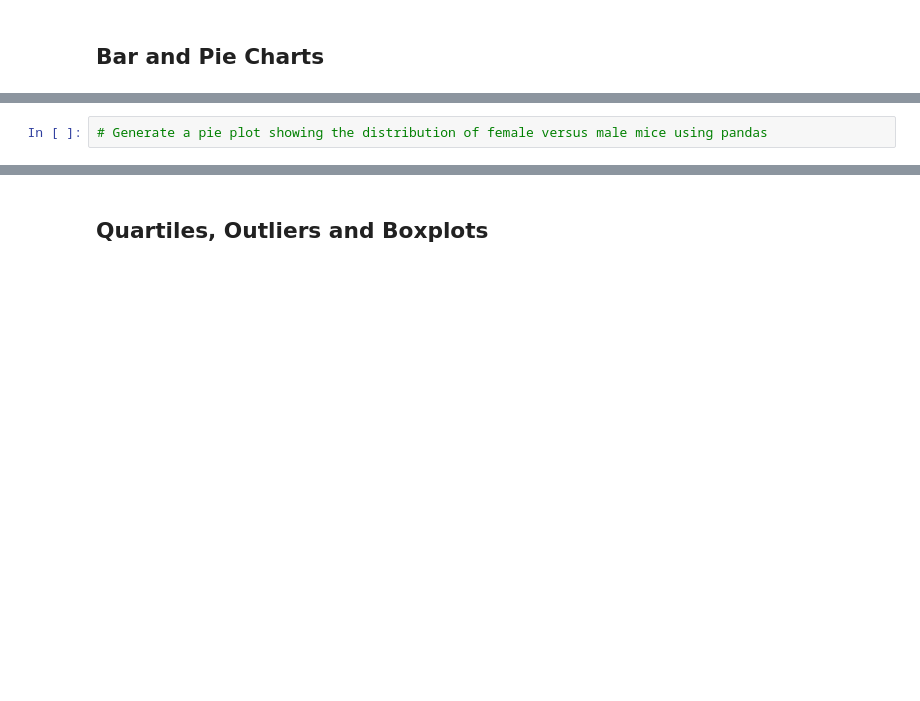
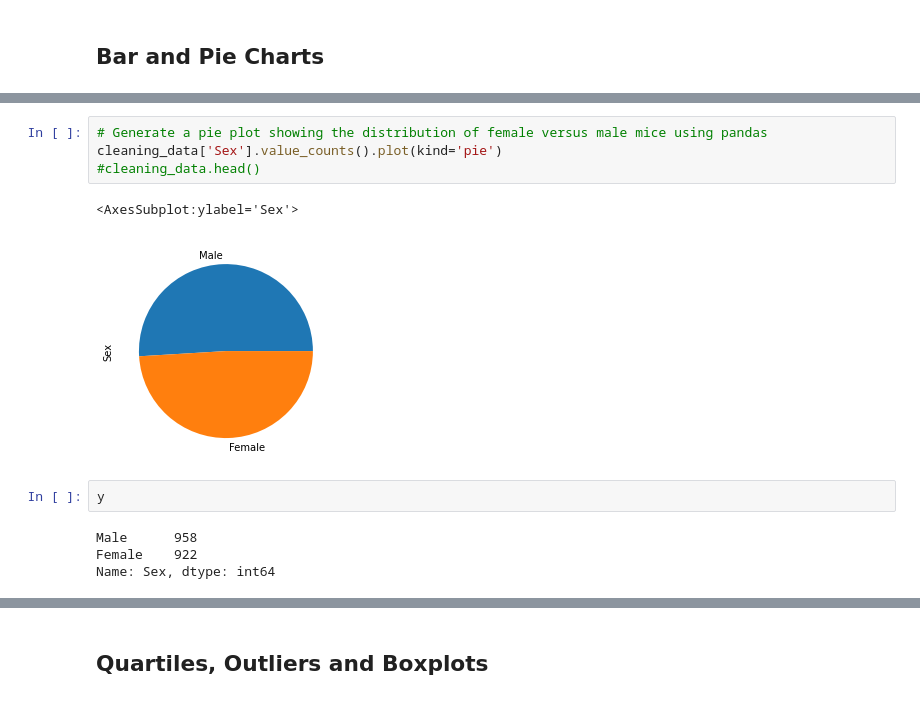
Before and after one commit to susanquiros/Matplotlib--The-Power-of-Plots, a Jupyter notebook: Pymaceuticals/pymaceuticals_starter.ipynb, the cells around one changed output, grey strips where cells are left out. Drawn from its saved outputs; the diff is of its cells as text; blank space fills up the shorter version.

```diff
--- a/Pymaceuticals/pymaceuticals_starter.ipynb
+++ b/Pymaceuticals/pymaceuticals_starter.ipynb
@@ -153,4 +201,15 @@ summary_drug
 # %%
 # Generate a pie plot showing the distribution of female versus male mice using pandas
+cleaning_data['Sex'].value_counts().plot(kind='pie')
+#cleaning_data.head()
+# %% [output]
+<AxesSubplot:ylabel='Sex'>
+[figure, added]
+# %%
+y
+# %% [output]
+Male      958
+Female    922
+Name: Sex, dtype: int64
 # %%
 # Generate a pie plot showing the distribution of female versus male mice using pyplot
```
Also changed, not shown: parts of 10 cells of this notebook.
